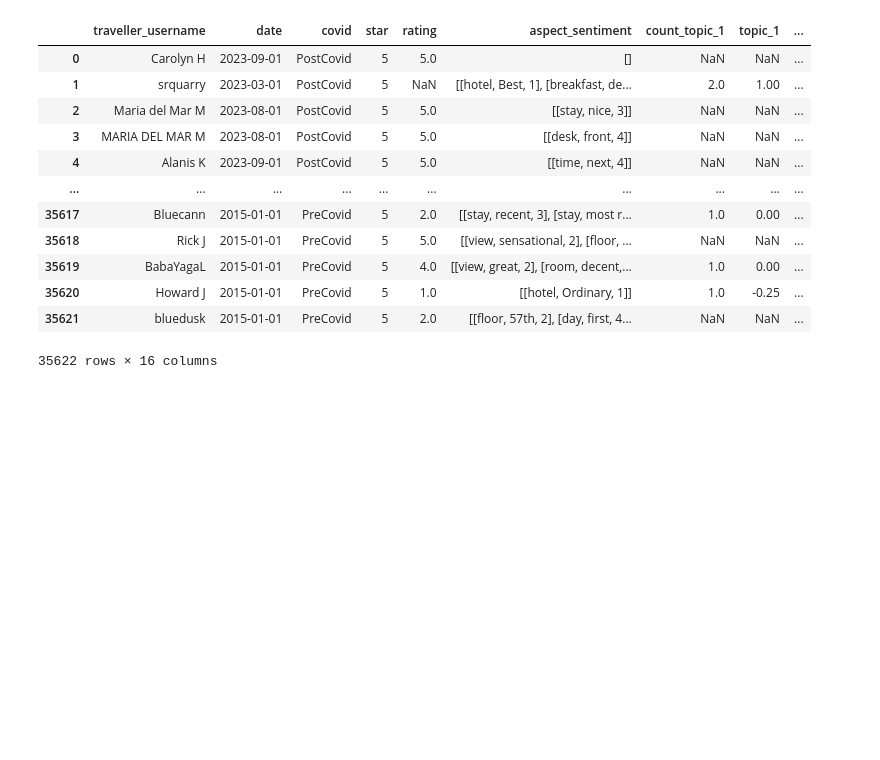
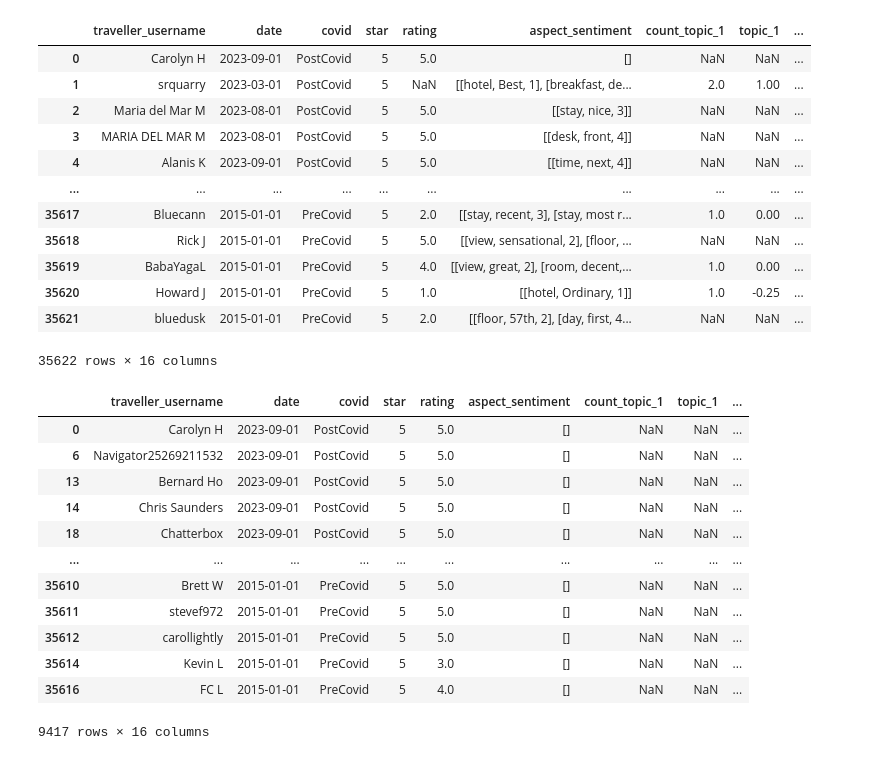
Before and after one commit to AmmarBagharib/sentiment_analysis_bt4222, a Jupyter notebook: codes/sentiment_analysis/dp_textblob.ipynb, the cells around one changed output. Drawn from its saved outputs; the diff is of its cells as text; code cells hidden in the pictures; blank space fills up the shorter version.

Commit message:
EMPTY ROWS DP

```diff
--- a/codes/sentiment_analysis/dp_textblob.ipynb
+++ b/codes/sentiment_analysis/dp_textblob.ipynb
@@ -469,3 +469,21 @@ df_subset_with_scores
 | 35620 | Howard J | 2015-01-01 | PreCovid | 5 | 1.0 | [[hotel, Ordinary, 1]] | 1.0 | -0.25 | ... |
 | 35621 | bluedusk | 2015-01-01 | PreCovid | 5 | 2.0 | [[floor, 57th, 2], [day, first, 4... | NaN | NaN | ... |
 35622 rows × 16 columns
+# %%
+# rows in whcih aspect_sentiment column is an EMPTY list
+empty_aspect_rows = df_subset_with_scores[df_subset_with_scores['aspect_sentiment'].apply(lambda x: not bool(x))]
+empty_aspect_rows
+# %% [output]
+|  | traveller_username | date | covid | star | rating | aspect_sentiment | count_topic_1 | topic_1 | ... |
+| 0 | Carolyn H | 2023-09-01 | PostCovid | 5 | 5.0 | [] | NaN | NaN | ... |
+| 6 | Navigator25269211532 | 2023-09-01 | PostCovid | 5 | 5.0 | [] | NaN | NaN | ... |
+| 13 | Bernard Ho | 2023-09-01 | PostCovid | 5 | 5.0 | [] | NaN | NaN | ... |
+| 14 | Chris Saunders | 2023-09-01 | PostCovid | 5 | 5.0 | [] | NaN | NaN | ... |
+| 18 | Chatterbox | 2023-09-01 | PostCovid | 5 | 5.0 | [] | NaN | NaN | ... |
+| ... | ... | ... | ... | ... | ... | ... | ... | ... | ... |
+| 35610 | Brett W | 2015-01-01 | PreCovid | 5 | 5.0 | [] | NaN | NaN | ... |
+| 35611 | stevef972 | 2015-01-01 | PreCovid | 5 | 5.0 | [] | NaN | NaN | ... |
+| 35612 | carollightly | 2015-01-01 | PreCovid | 5 | 5.0 | [] | NaN | NaN | ... |
+| 35614 | Kevin L | 2015-01-01 | PreCovid | 5 | 3.0 | [] | NaN | NaN | ... |
+| 35616 | FC L | 2015-01-01 | PreCovid | 5 | 4.0 | [] | NaN | NaN | ... |
+9417 rows × 16 columns
```
